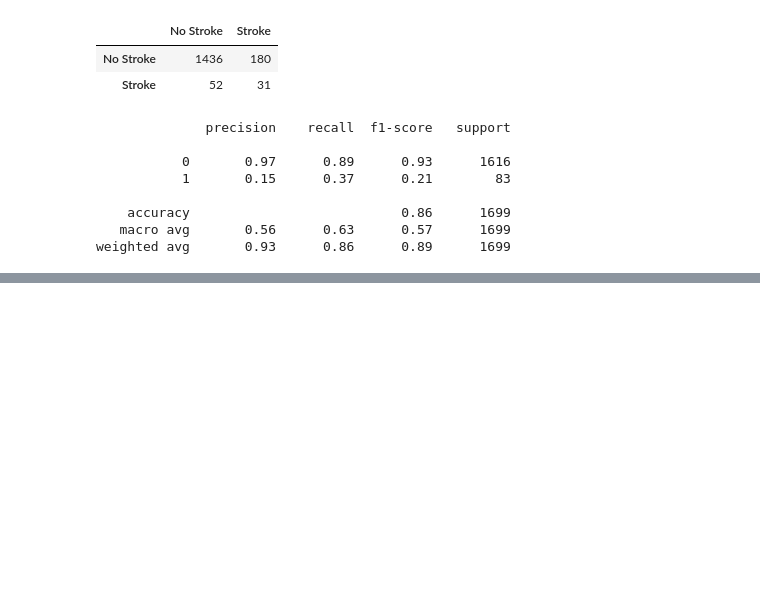
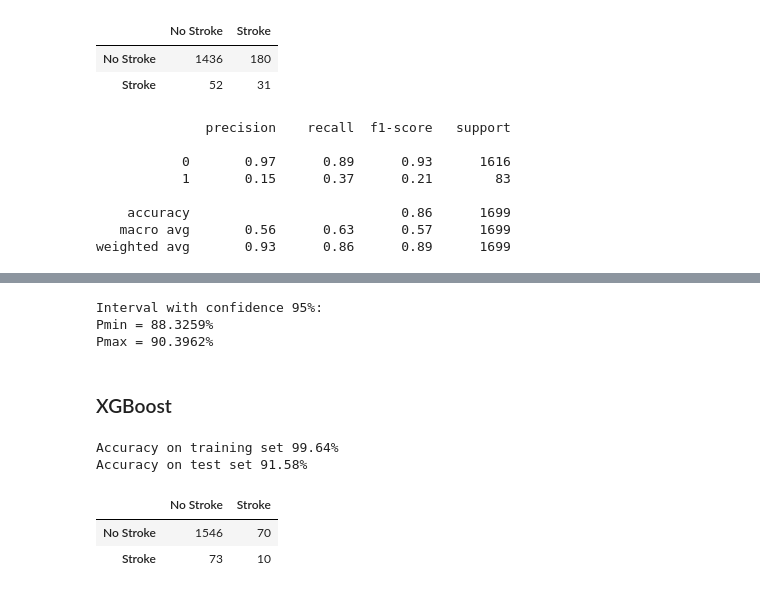
Before and after one commit to LucaSamore/Stroke-Prediction-Analysis, a Jupyter notebook: stroke_prediction_analysis.ipynb, the cells around one changed output, grey strips where cells are left out. Drawn from its saved outputs; the diff is of its cells as text; code cells hidden in the pictures; blank space fills up the shorter version.

```diff
--- a/stroke_prediction_analysis.ipynb
+++ b/stroke_prediction_analysis.ipynb
@@ -785,0 +833,32 @@ Best test score: 85.8152%
+# %%
+confidence = 95
+lower, upper = confidence_interval(len(X_train), gs.score(X_test, y_test), confidence)
+
+print('Interval with confidence {}%: \nPmin = {:.4f}%\nPmax = {:.4f}%'.format(confidence, lower*100, upper*100))
+# %% [output]
+Interval with confidence 95%:
+Pmin = 88.3259%
+Pmax = 90.3962%
+# %% [markdown]
+### XGBoost
+# %%
+from xgboost import XGBClassifier
+
+xgbc = Pipeline([
+    ('scaler', StandardScaler()),
+    ('xgb', XGBClassifier(nthread=8, objective='binary:logistic'))
+])
+
+xgbc.fit(X_train_resample, y_train_resample)
+print('Accuracy on training set {:.2f}%'.format(xgbc.score(X_train_resample, y_train_resample)*100))
+print('Accuracy on test set {:.2f}%'.format(xgbc.score(X_test, y_test)*100))
+# %% [output]
+Accuracy on training set 99.64%
+Accuracy on test set 91.58%
+# %%
+y_pred = xgbc.predict(X_test)
+print_confusion_matrix(xgbc, y_test, y_pred)
+# %% [output]
+|  | No Stroke | Stroke |
+| No Stroke | 1546 | 70 |
+| Stroke | 73 | 10 |
```
Also changed, not shown: parts of 14 cells of this notebook.
